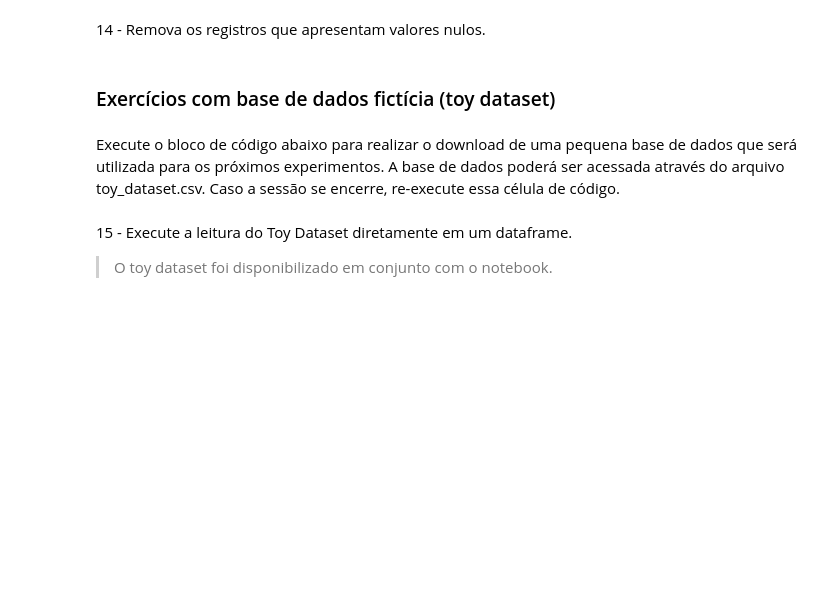
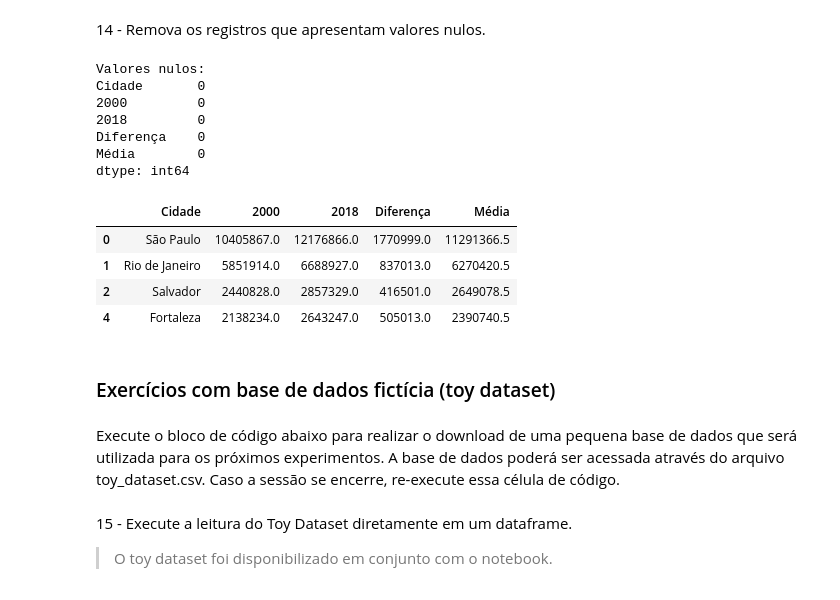
Before and after one commit to ArthurF36/Python_Atv_Pandas, a Jupyter notebook: Notebook/Exercicios_Pandas_Perguntas.ipynb, the cells around one changed output. Drawn from its saved outputs; the diff is of its cells as text; code cells hidden in the pictures; blank space fills up the shorter version.

```diff
--- a/Notebook/Exercicios_Pandas_Perguntas.ipynb
+++ b/Notebook/Exercicios_Pandas_Perguntas.ipynb
@@ -195,3 +204,5 @@ df_Salvador
 13 - Remova a coluna 2019 criada anteriormente.
 # %%
 # Insira a resposta abaixo.
+df_eq2 = df_eq.drop(columns = '2019')
+df_eq2
@@ -199,6 +218,22 @@ df_Salvador
 14 - Remova os registros que apresentam valores nulos.
 # %%
 # Insira a resposta abaixo.
+df_eq2 = df_eq2.dropna()
+print(f"Valores nulos: \n{df_eq2.isnull().sum()}")
+df_eq2
+# %% [output]
+Valores nulos:
+Cidade       0
+2000         0
+2018         0
+Diferença    0
+Média        0
+dtype: int64
+|  | Cidade | 2000 | 2018 | Diferença | Média |
+| 0 | São Paulo | 10405867.0 | 12176866.0 | 1770999.0 | 11291366.5 |
+| 1 | Rio de Janeiro | 5851914.0 | 6688927.0 | 837013.0 | 6270420.5 |
+| 2 | Salvador | 2440828.0 | 2857329.0 | 416501.0 | 2649078.5 |
+| 4 | Fortaleza | 2138234.0 | 2643247.0 | 505013.0 | 2390740.5 |
 # %% [markdown]
 ### Exercícios com base de dados fictícia (toy dataset)
 # %% [markdown]
```
Also changed, not shown: parts of 8 cells of this notebook.
